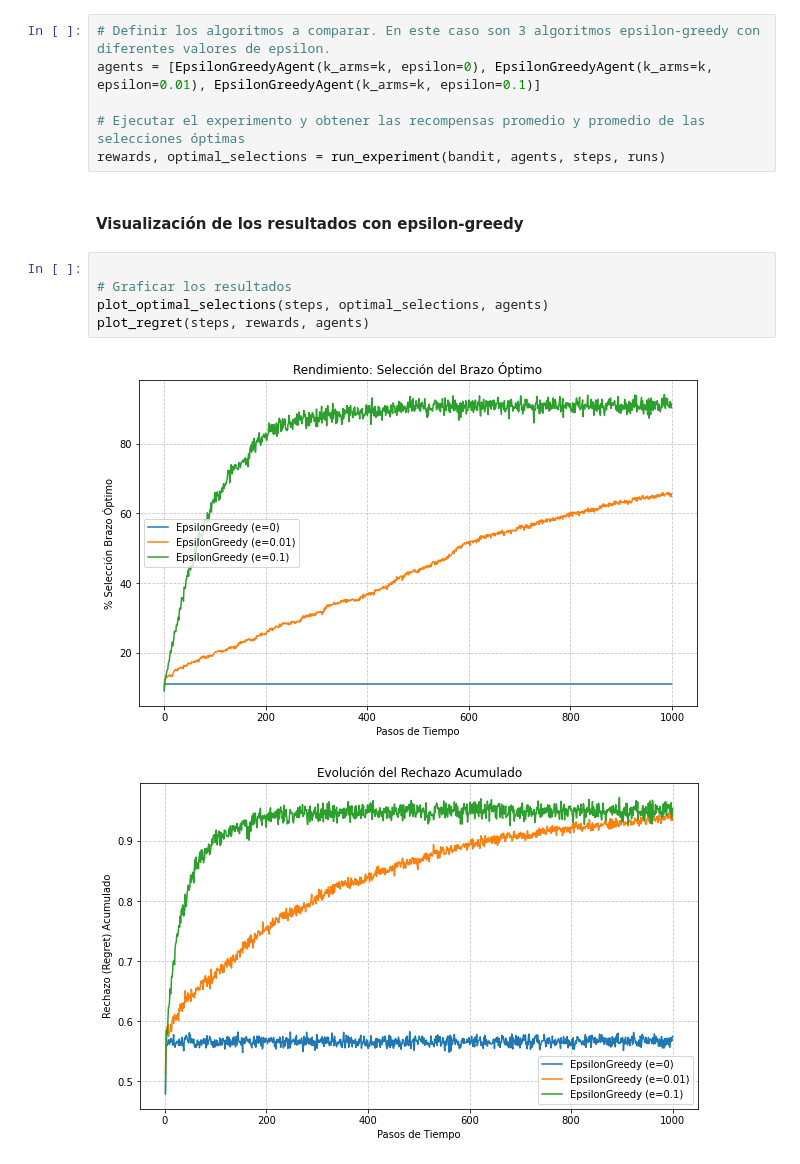
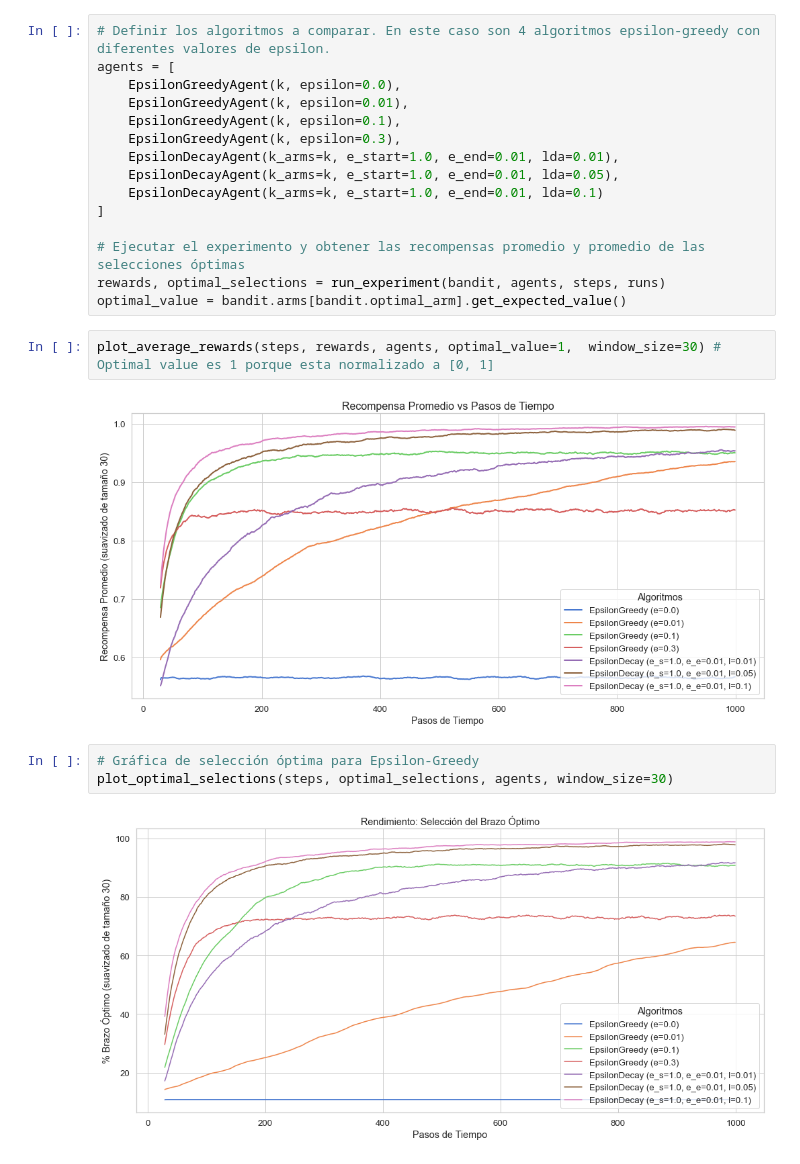
Before and after one commit to rafelsalgueiro/GallegoSalgueiroVera, a Jupyter notebook: k_brazos/estudio_binomial.ipynb, the cells around one changed output. Cells and saved outputs as stored; diff of their text form.

```diff
--- a/k_brazos/estudio_binomial.ipynb
+++ b/k_brazos/estudio_binomial.ipynb
@@ -82,16 +116,24 @@ Se contrastan 3 algoritmos epsilon greedy para valores epsilon: 0.0, 0.01, y 0.1
 # %%
-# Definir los algoritmos a comparar. En este caso son 3 algoritmos epsilon-greedy con diferentes valores de epsilon.
-agents = [EpsilonGreedyAgent(k_arms=k, epsilon=0), EpsilonGreedyAgent(k_arms=k, epsilon=0.01), EpsilonGreedyAgent(k_arms=k, epsilon=0.1)]
+# Definir los algoritmos a comparar. En este caso son 4 algoritmos epsilon-greedy con diferentes valores de epsilon.
+agents = [
+    EpsilonGreedyAgent(k, epsilon=0.0),
+    EpsilonGreedyAgent(k, epsilon=0.01),
+    EpsilonGreedyAgent(k, epsilon=0.1),
+    EpsilonGreedyAgent(k, epsilon=0.3),
+    EpsilonDecayAgent(k_arms=k, e_start=1.0, e_end=0.01, lda=0.01),
+    EpsilonDecayAgent(k_arms=k, e_start=1.0, e_end=0.01, lda=0.05),
+    EpsilonDecayAgent(k_arms=k, e_start=1.0, e_end=0.01, lda=0.1)
+]
 
 # Ejecutar el experimento y obtener las recompensas promedio y promedio de las selecciones óptimas
 rewards, optimal_selections = run_experiment(bandit, agents, steps, runs)
+optimal_value = bandit.arms[bandit.optimal_arm].get_expected_value()
-# %% [markdown]
-#### Visualización de los resultados con epsilon-greedy
+# %%
+plot_average_rewards(steps, rewards, agents, optimal_value=1,  window_size=30) # Optimal value es 1 porque esta normalizado a [0, 1]
+# %% [output]
+[figure, added]
 # %%
-
-# Graficar los resultados
-plot_optimal_selections(steps, optimal_selections, agents)
-plot_regret(steps, rewards, agents)
+# Gráfica de selección óptima para Epsilon-Greedy
+plot_optimal_selections(steps, optimal_selections, agents, window_size=30)
 # %% [output]
-[figure, old version]
+[figure, new version]
-[figure, removed]
```
Also changed, not shown: parts of 38 cells of this notebook, 6 other files.
